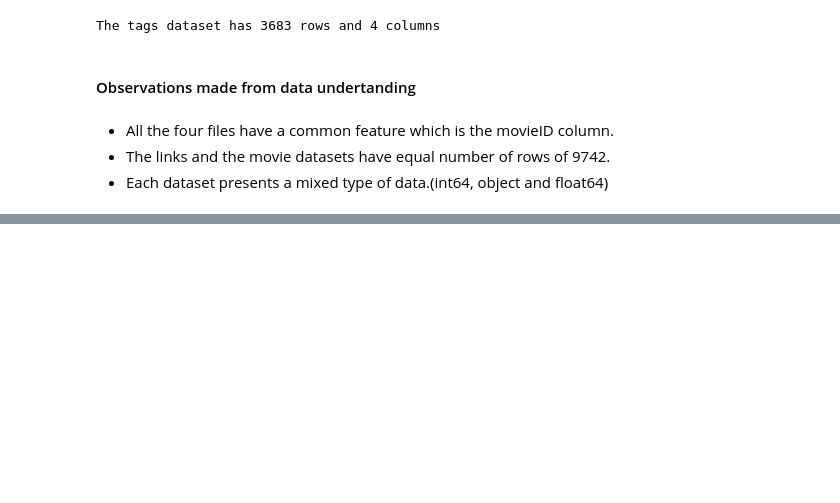
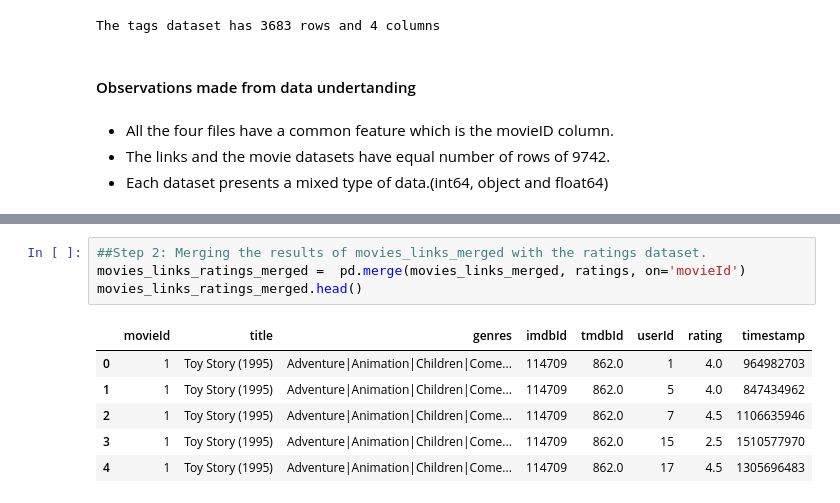
Before and after one commit to ruth-kitasi/Movielens-Recommendation-System, a Jupyter notebook: index.ipynb, the cells around one changed output, grey strips where cells are left out. Saved outputs shown, nothing was run; the diff lists cells and outputs as text; blank space fills up the shorter version.

```diff
--- a/index.ipynb
+++ b/index.ipynb
@@ -267,0 +283,11 @@ The tags dataset has 3683 rows and 4 columns
+# %%
+##Step 2: Merging the results of movies_links_merged with the ratings dataset.
+movies_links_ratings_merged =  pd.merge(movies_links_merged, ratings, on='movieId')
+movies_links_ratings_merged.head()
+# %% [output]
+|  | movieId | title | genres | imdbId | tmdbId | userId | rating | timestamp |
+| 0 | 1 | Toy Story (1995) | Adventure|Animation|Children|Come... | 114709 | 862.0 | 1 | 4.0 | 964982703 |
+| 1 | 1 | Toy Story (1995) | Adventure|Animation|Children|Come... | 114709 | 862.0 | 5 | 4.0 | 847434962 |
+| 2 | 1 | Toy Story (1995) | Adventure|Animation|Children|Come... | 114709 | 862.0 | 7 | 4.5 | 1106635946 |
+| 3 | 1 | Toy Story (1995) | Adventure|Animation|Children|Come... | 114709 | 862.0 | 15 | 2.5 | 1510577970 |
+| 4 | 1 | Toy Story (1995) | Adventure|Animation|Children|Come... | 114709 | 862.0 | 17 | 4.5 | 1305696483 |
```
Also changed, not shown: parts of 13 cells of this notebook.
